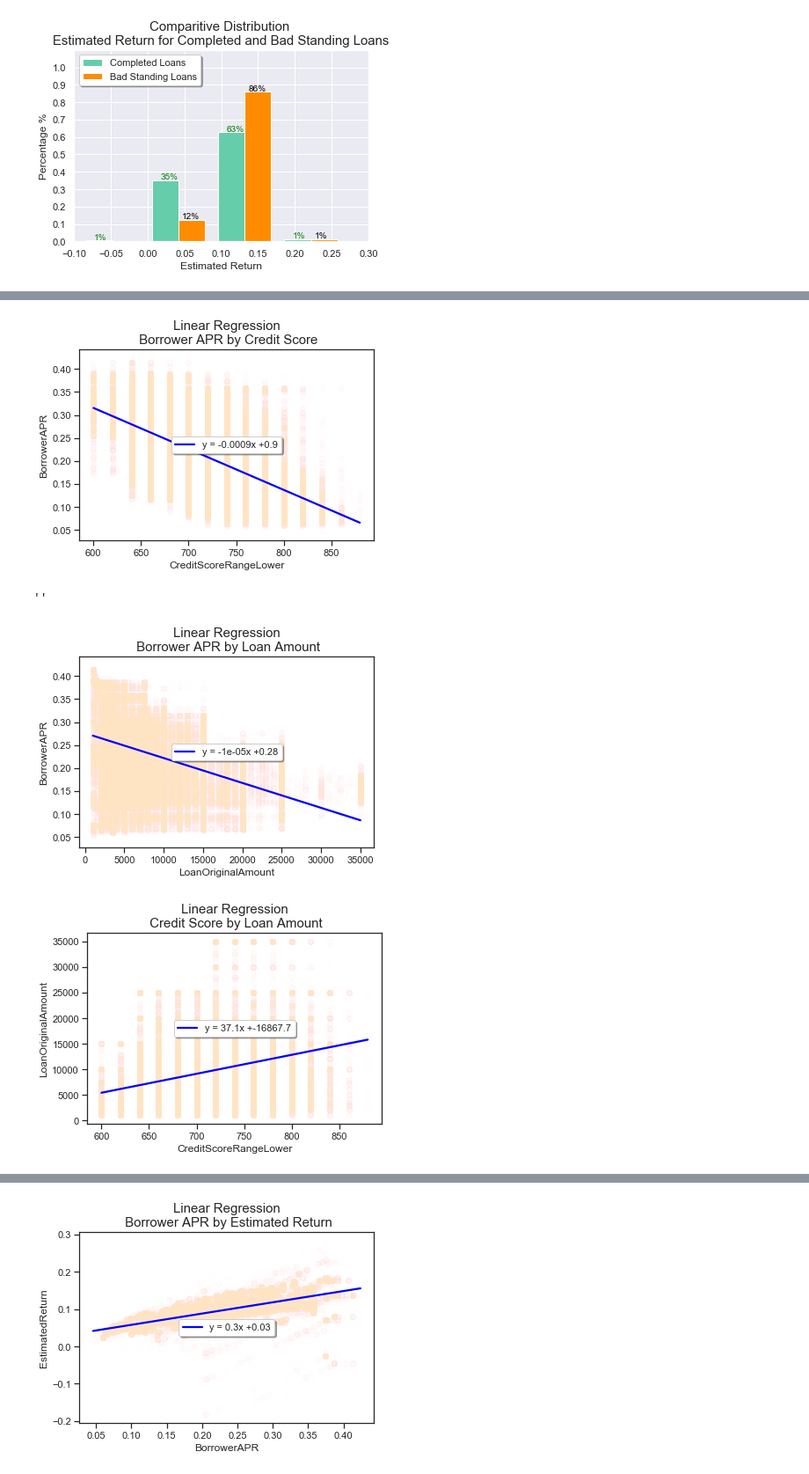
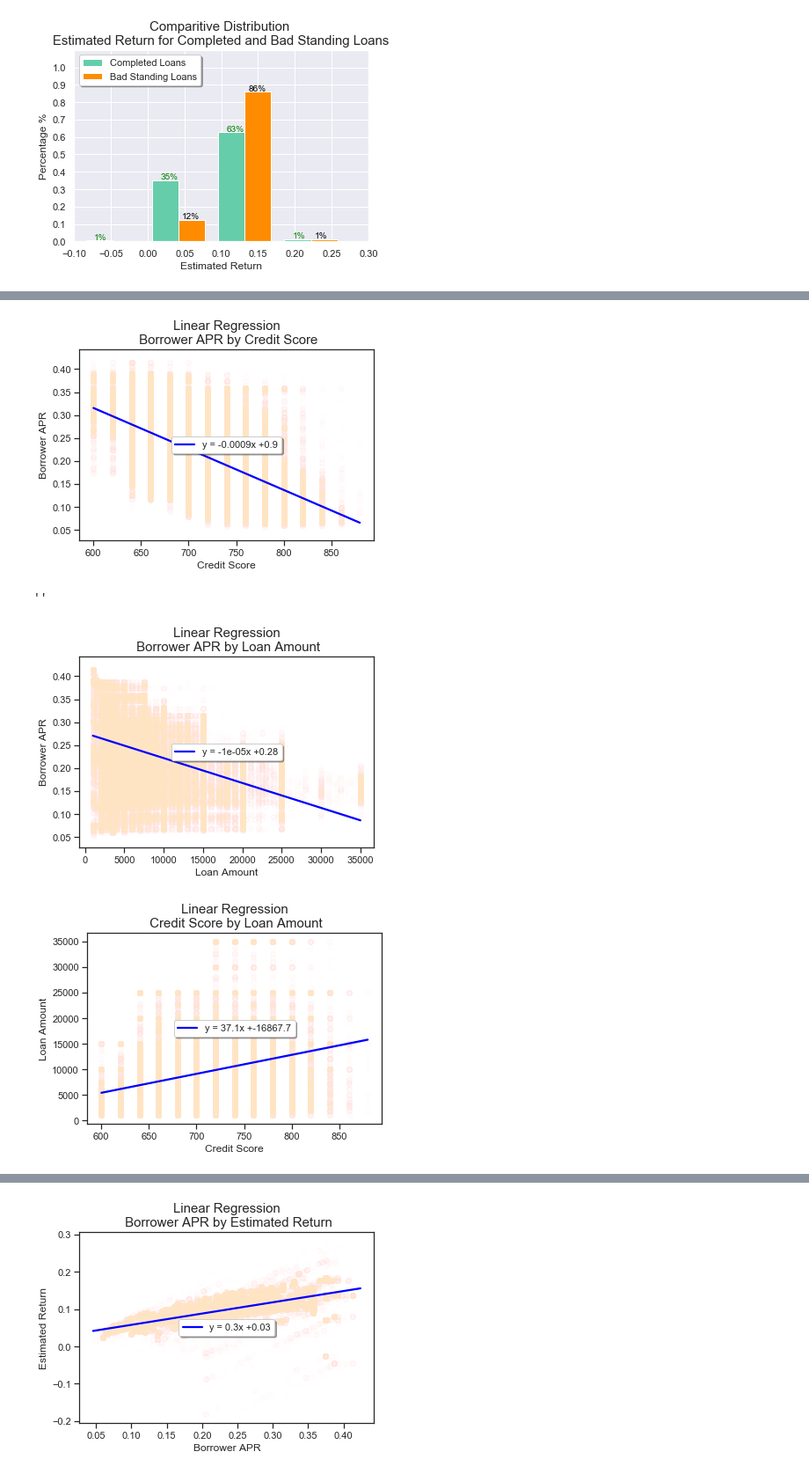
Before and after one commit to TyDataSci/LoanProsper, a Jupyter notebook: visualization.ipynb, the cells around one changed output, grey strips where cells are left out. Shown at 88% size. Saved outputs shown, nothing was run; the diff lists cells and outputs as text; code cells hidden in the pictures.

```diff
--- a/visualization.ipynb
+++ b/visualization.ipynb
@@ -442,9 +449,11 @@ ax =sns.regplot(x=clean_loans['CreditScoreRangeLower'],y=clean_loans['BorrowerAP
            line_kws={'color':'blue', 'label': f"y = {slope}x +{intercept}"},truncate=True)
 
 ax.legend(loc=10,facecolor='white',shadow=True)
+plt.xlabel('Credit Score')
+plt.ylabel('Borrower APR')
 plt.title('Linear Regression\n Borrower APR by Credit Score',size=title);
 # %% [output]
-[figure, old version]
+[figure, new version]
 # %%
 sns.set_style('ticks')
 slope, intercept, r_value, p_value, std_err = stats.linregress(clean_loans['LoanOriginalAmount'],clean_loans['BorrowerAPR'])
@@ -454,25 +463,32 @@ intercept = round(intercept,2)
 ax = sns.regplot(x=clean_loans['LoanOriginalAmount'],y=clean_loans['BorrowerAPR'], scatter_kws={'color':'bisque','alpha':0.009},
             line_kws={'color':'blue', 'label': f"y = {slope}x +{intercept}"}, truncate=True)
 
+plt.xlabel('Loan Amount')
+plt.ylabel('Borrower APR')
+
 plt.title('Linear Regression\n Borrower APR by Loan Amount',size=title)
 ax.legend(loc=10,shadow=True)
 ;
 # %% [output]
 ''
-[figure, old version]
+[figure, new version]
 # %%
 sns.set_style('ticks')
 slope, intercept, r_value, p_value, std_err = stats.linregress(clean_loans['CreditScoreRangeLower'],clean_loans['LoanOriginalAmount'])
 slope = round(slope,1)
 intercept = round(intercept,1)
 
 ax = sns.regplot(x=clean_loans['CreditScoreRangeLower'],y=clean_loans['LoanOriginalAmount'], scatter_kws={'color':'bisque','alpha':0.009},
           line_kws={'color':'blue', 'label': f"y = {slope}x +{intercept}"}, truncate=True);
+
+
+plt.xlabel('Credit Score')
+plt.ylabel('Loan Amount')
 plt.title('Linear Regression\n Credit Score by Loan Amount', size=title)
 ax.legend(loc=10,shadow=True)
 plt.show()
 # %% [output]
-[figure, old version]
+[figure, new version]
 # %%
 sns.set_style('ticks')
 slope, intercept, r_value, p_value, std_err = stats.linregress(clean_loans['LoanOriginalAmount'],clean_loans['EstimatedReturn'])
```
Also changed, not shown: parts of 11 cells of this notebook, 1 other file.
